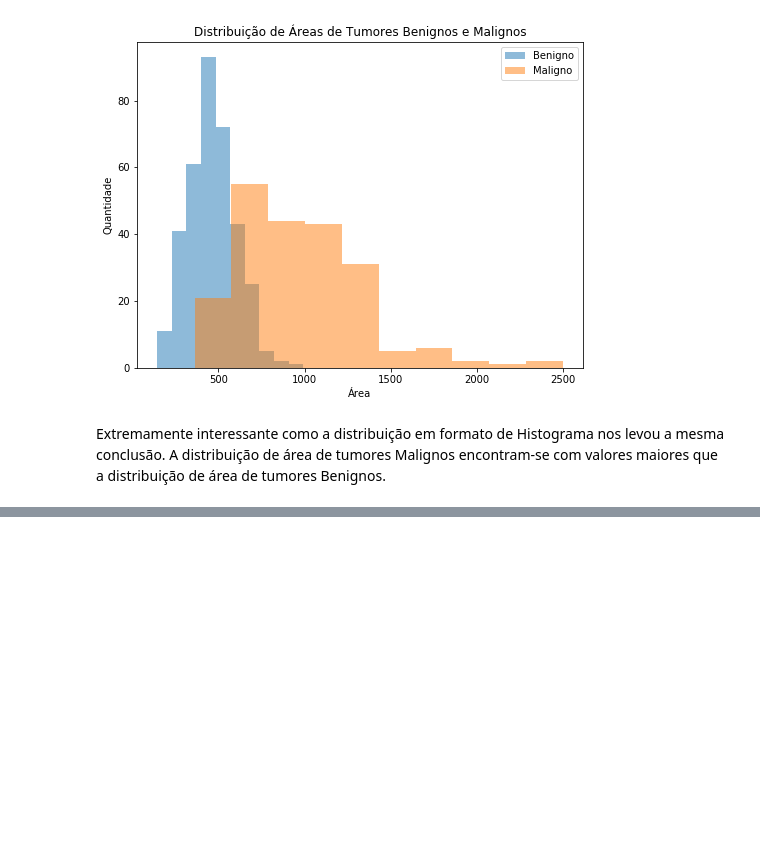
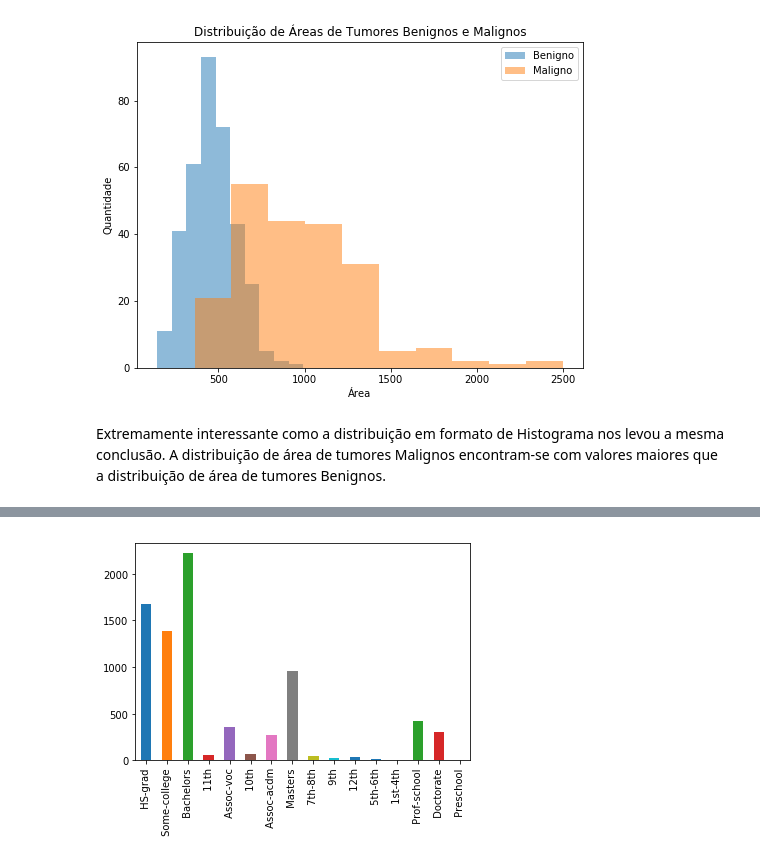
Before and after one commit to RobertoDelamora/data-science-academy, a Jupyter notebook: udacity/fundamentos-data-scientist-I/definitive-toolkit/Pandas_Tutorial.ipynb, the cells around one changed output, grey strips where cells are left out. Saved outputs shown, nothing was run; the diff lists cells and outputs as text; code cells hidden in the pictures; blank space fills up the shorter version.

```diff
--- a/udacity/fundamentos-data-scientist-I/definitive-toolkit/Pandas_Tutorial.ipynb
+++ b/udacity/fundamentos-data-scientist-I/definitive-toolkit/Pandas_Tutorial.ipynb
@@ -2399,0 +2513,4 @@ Extremamente interessante como a distribuição em formato de Histograma nos lev
+# %%
+df_rich['education'].value_counts()[ind].plot(kind='bar');
+# %% [output]
+[figure, added]
```
Also changed, not shown: parts of 130 cells of this notebook, 4 other files.
